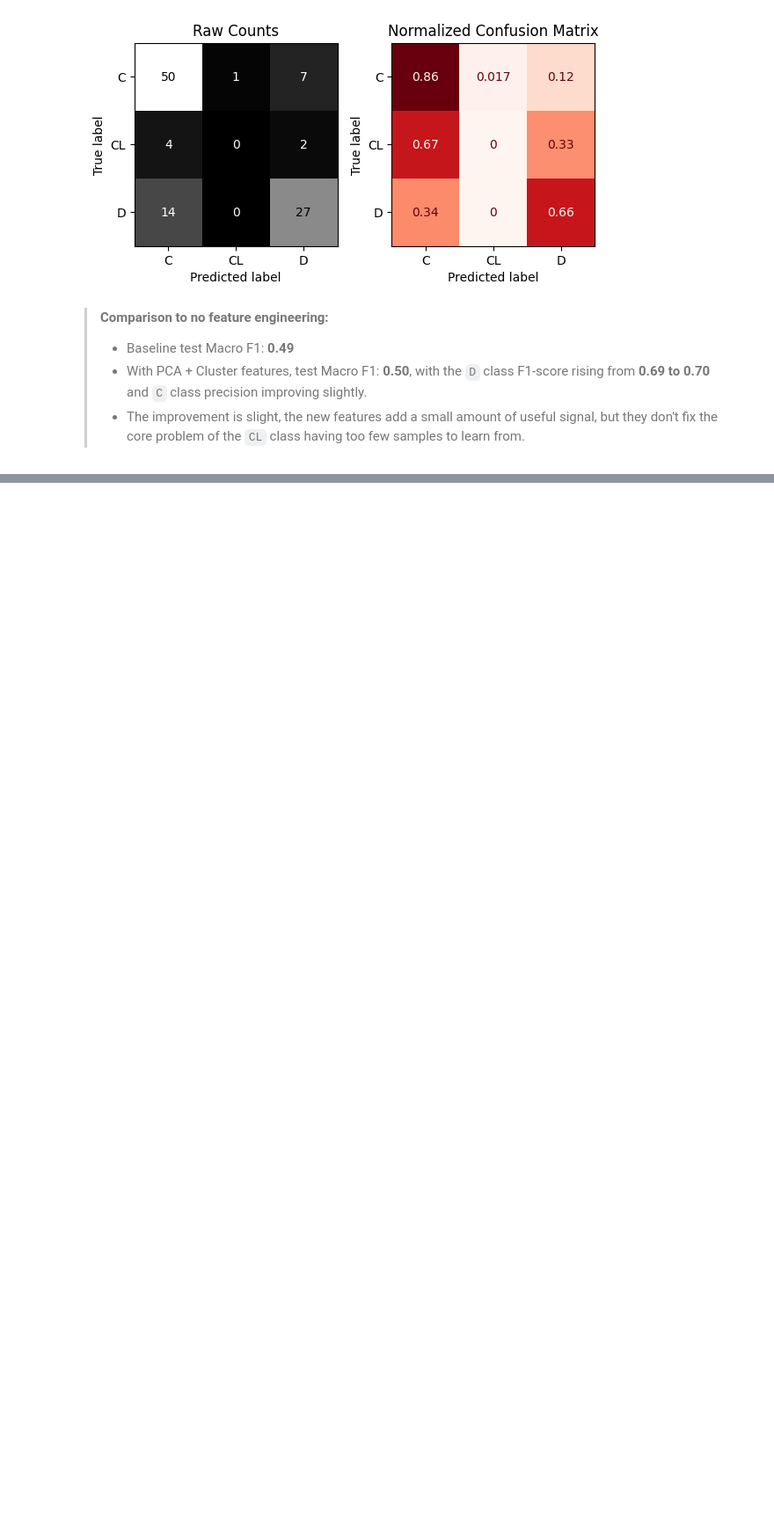
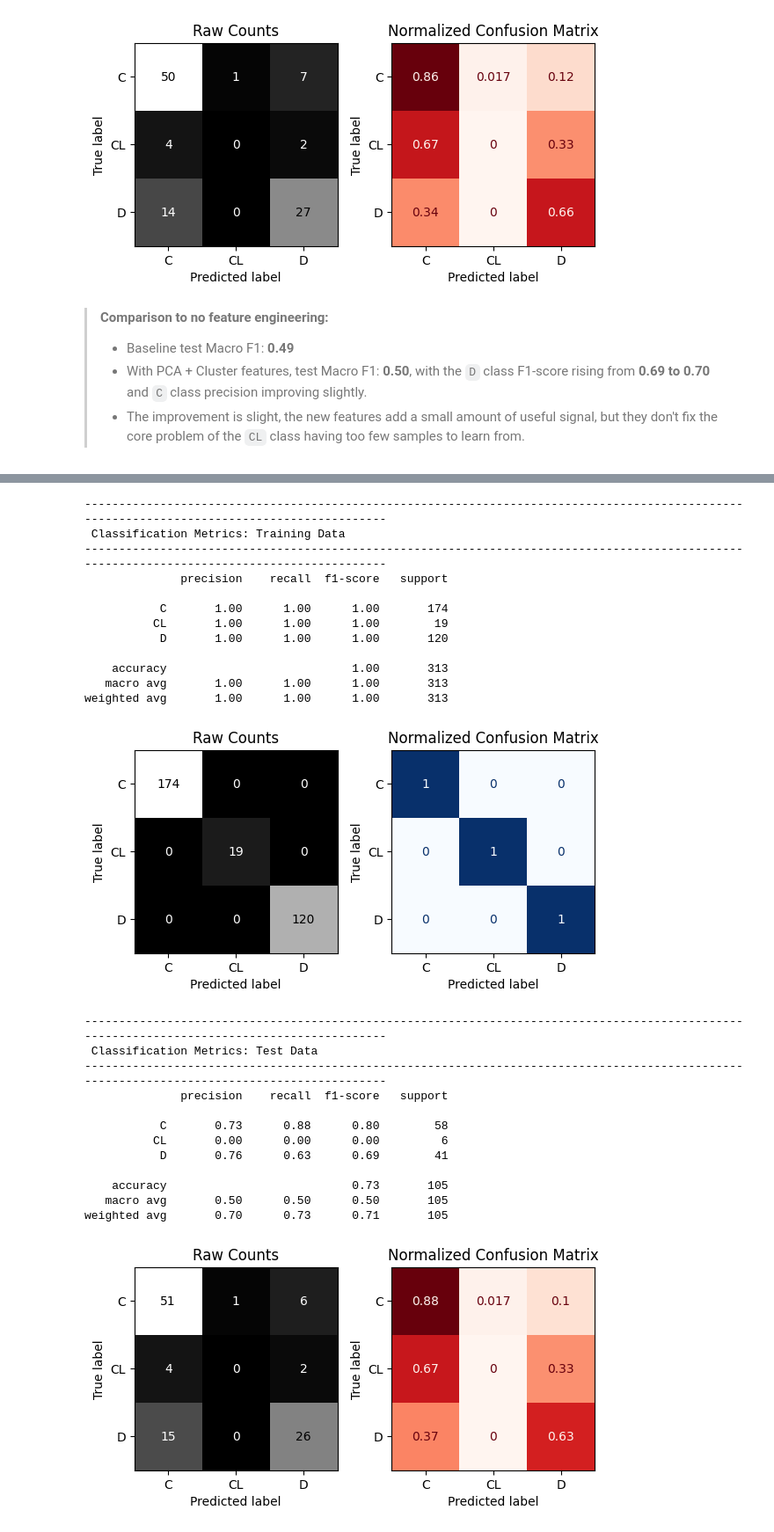
Before and after one commit to swirita/Cirrhosis-Prediction, a Jupyter notebook: Cirrhosis_Prediction.ipynb, the cells around one changed output, grey strips where cells are left out. Shown at 88% size. Cells and saved outputs as stored; diff of their text form; code cells hidden in the pictures; blank space fills up the shorter version.

Commit message:
Added Feature Selection & Final Model Comparasion + Premutaion Importance

```diff
--- a/Cirrhosis_Prediction.ipynb
+++ b/Cirrhosis_Prediction.ipynb
@@ -1034,0 +1045,13 @@ weighted avg       0.70      0.73      0.71       105
+# %%
+# Embedded feature selection: use feature importances from a Random Forest
+# to keep only the features at/above the median importance
+selector = SelectFromModel(rf, threshold='median')
+selector.fit(X_train_fe, y_train)
+
+selected_cols = X_train_fe.columns[selector.get_support()]
+
+print(f"Selected {len(selected_cols)} out of {X_train_fe.shape[1]} features:")
+print(selected_cols.tolist())
+
+X_train_sel = X_train_fe[selected_cols]
+X_test_sel = X_test_fe[selected_cols]
@@ -1034,0 +1063,31 @@ weighted avg       0.70      0.73      0.71       105
+# %%
+rf.fit(X_train_sel, y_train)
+
+results_final = evaluate_classification(rf, X_train_sel, y_train, X_test_sel, y_test)
+# %% [output]
+--------------------------------------------------------------------------------------------------------------------------------------------
+ Classification Metrics: Training Data
+--------------------------------------------------------------------------------------------------------------------------------------------
+              precision    recall  f1-score   support
+
+           C       1.00      1.00      1.00       174
+          CL       1.00      1.00      1.00        19
+           D       1.00      1.00      1.00       120
+
+    accuracy                           1.00       313
+   macro avg       1.00      1.00      1.00       313
+weighted avg       1.00      1.00      1.00       313
+[figure, added]
+--------------------------------------------------------------------------------------------------------------------------------------------
+ Classification Metrics: Test Data
+--------------------------------------------------------------------------------------------------------------------------------------------
+              precision    recall  f1-score   support
+
+           C       0.73      0.88      0.80        58
+          CL       0.00      0.00      0.00         6
+           D       0.76      0.63      0.69        41
+
+    accuracy                           0.73       105
+   macro avg       0.50      0.50      0.50       105
+weighted avg       0.70      0.73      0.71       105
+[figure, added]
```
Also changed, not shown: parts of 11 cells of this notebook.
